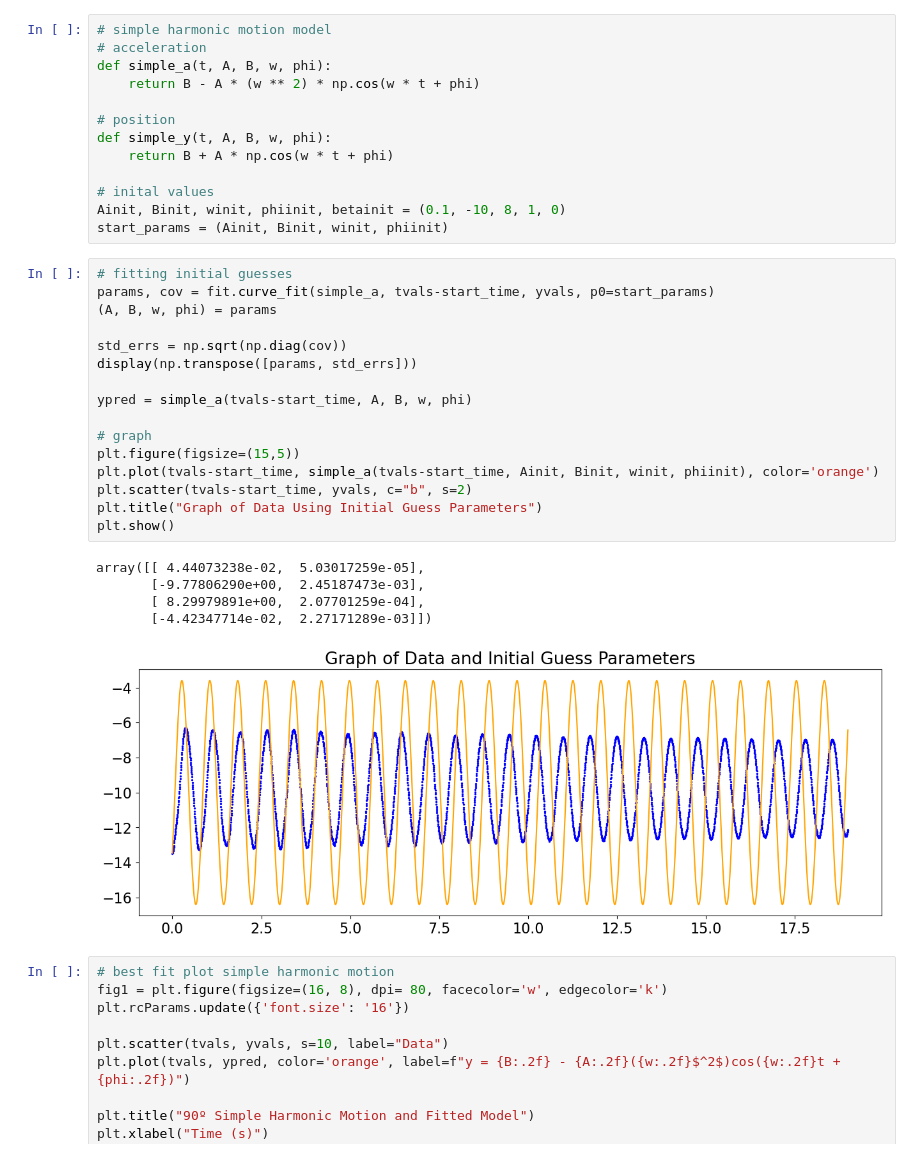
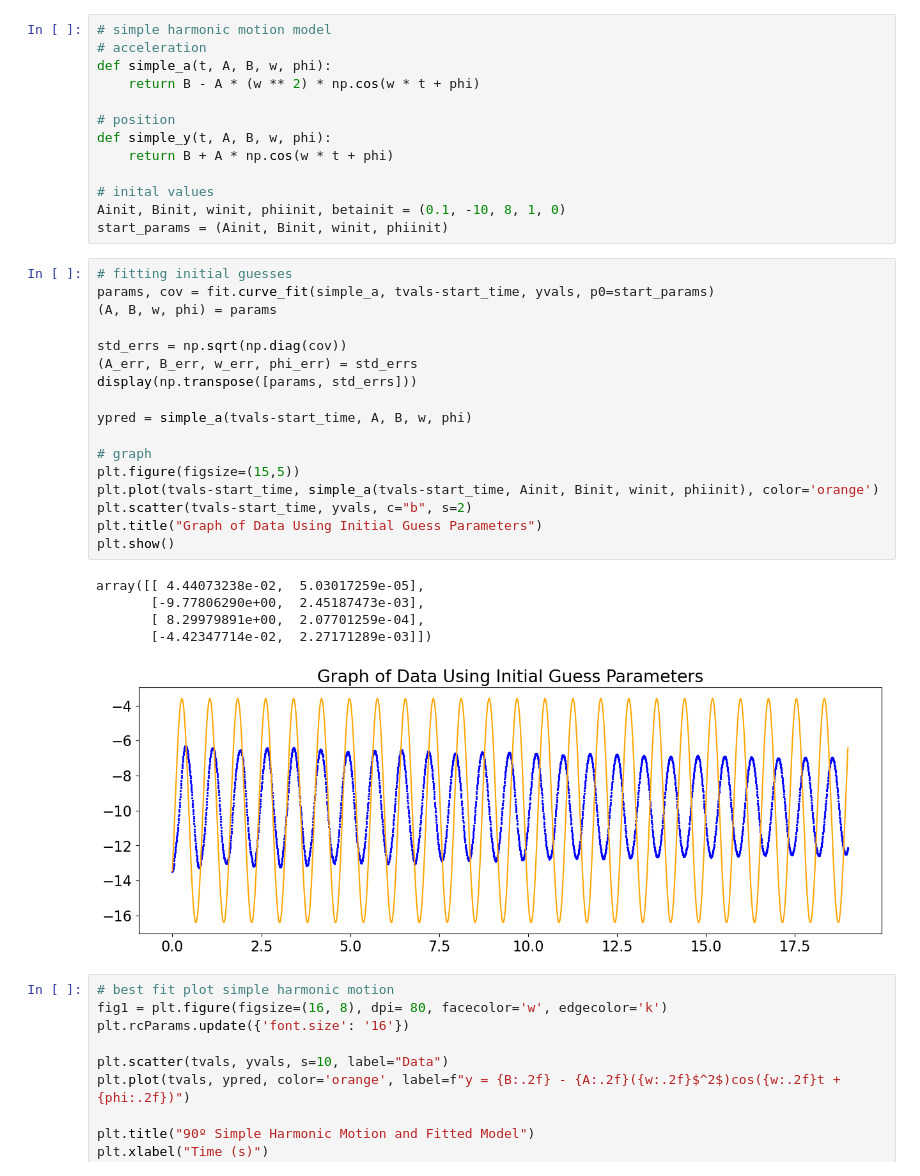
Before and after one commit to elixcabeth/physics-5bl, a Jupyter notebook: 5BL lab 07/5BL lab 07_90deg.ipynb, the cells around one changed output. Cells and saved outputs as stored; diff of their text form.

```diff
--- a/5BL lab 07/5BL lab 07_90deg.ipynb
+++ b/5BL lab 07/5BL lab 07_90deg.ipynb
@@ -54,25 +54,26 @@ start_params = (Ainit, Binit, winit, phiinit)
 # %%
 # fitting initial guesses
 params, cov = fit.curve_fit(simple_a, tvals-start_time, yvals, p0=start_params)
 (A, B, w, phi) = params
 
 std_errs = np.sqrt(np.diag(cov))
+(A_err, B_err, w_err, phi_err) = std_errs
 display(np.transpose([params, std_errs]))
 
 ypred = simple_a(tvals-start_time, A, B, w, phi)
 
 # graph
 plt.figure(figsize=(15,5))
 plt.plot(tvals-start_time, simple_a(tvals-start_time, Ainit, Binit, winit, phiinit), color='orange')
 plt.scatter(tvals-start_time, yvals, c="b", s=2)
 plt.title("Graph of Data Using Initial Guess Parameters")
 plt.show()
 # %% [output]
 array([[ 4.44073238e-02,  5.03017259e-05],
        [-9.77806290e+00,  2.45187473e-03],
        [ 8.29979891e+00,  2.07701259e-04],
        [-4.42347714e-02,  2.27171289e-03]])
-[figure, old version]
+[figure, new version]
 # %%
 # best fit plot simple harmonic motion
 fig1 = plt.figure(figsize=(16, 8), dpi= 80, facecolor='w', edgecolor='k')
```
Also changed, not shown: parts of 8 cells of this notebook, 1 other file.
